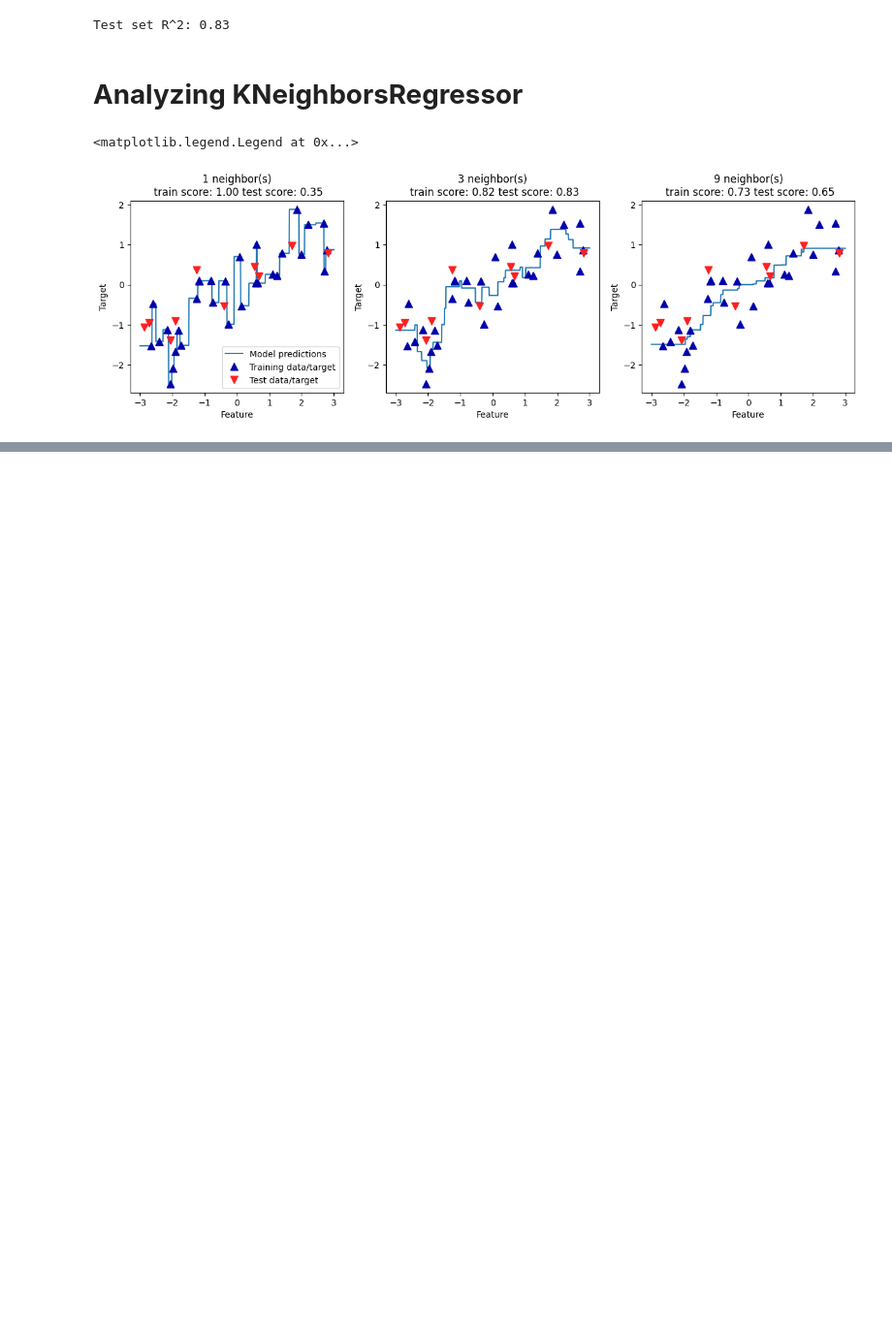
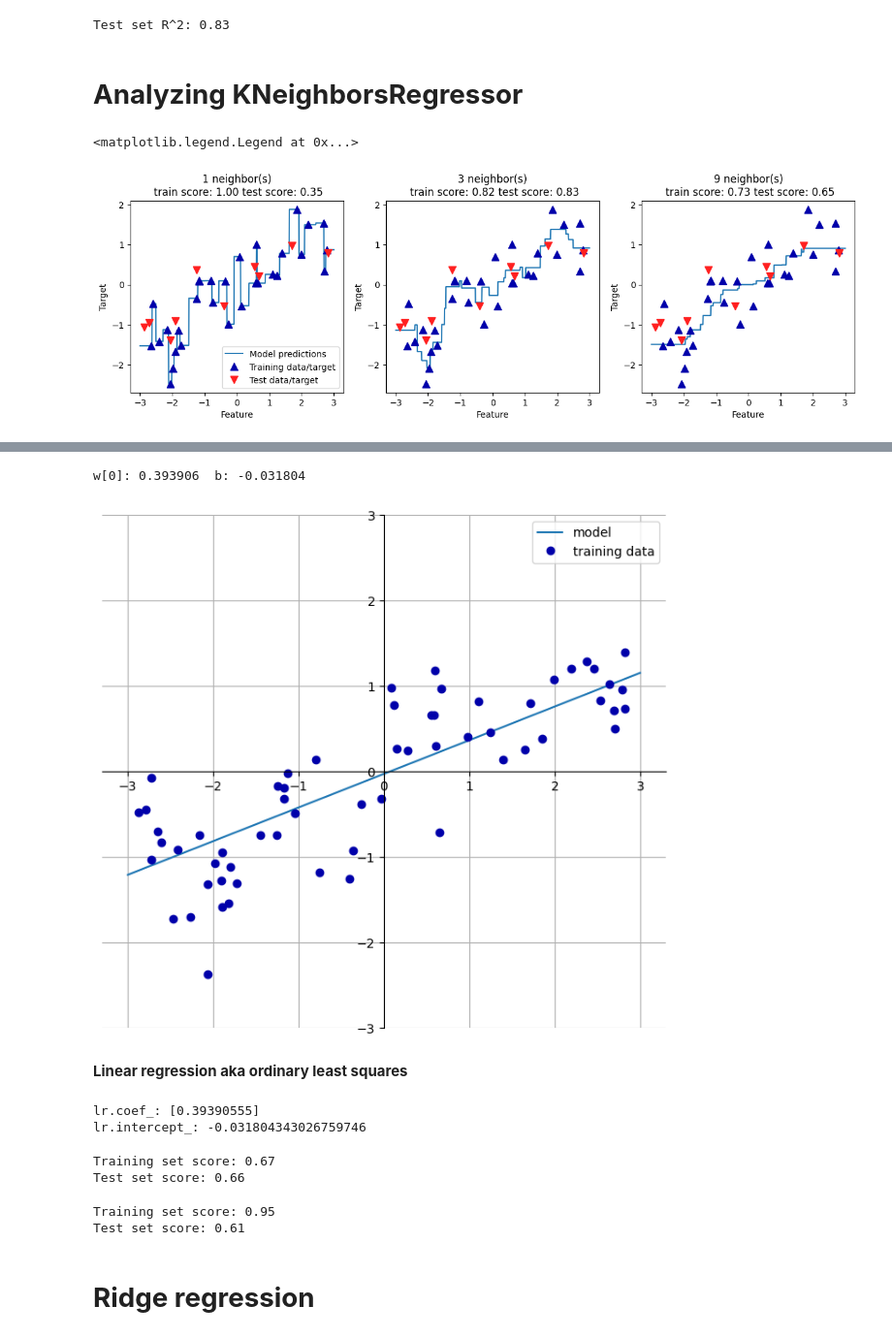
Before and after one commit to Saifullah785/intro-to-ml-with-python-notes-practice, a Jupyter notebook: Chapter_02_Supervised_Learning/Chapter_02_Supervised_Learning.ipynb, the cells around one changed output, grey strips where cells are left out. Shown at 97% size. Saved outputs shown, nothing was run; the diff lists cells and outputs as text; code cells hidden in the pictures; blank space fills up the shorter version.

Commit message:
Created using Colab while coding Chapter 02, which includes Linear models for regression, ridge, and lasso regression

```diff
--- a/Chapter_02_Supervised_Learning/Chapter_02_Supervised_Learning.ipynb
+++ b/Chapter_02_Supervised_Learning/Chapter_02_Supervised_Learning.ipynb
@@ -278,0 +296,7 @@ axes[0].legend(["Model predictions", "Training data/target",
+# %%
+mglearn.plots.plot_linear_regression_wave()
+# %% [output]
+w[0]: 0.393906  b: -0.031804
+[figure, added]
+# %% [markdown]
+**Linear regression aka ordinary least squares**
@@ -278,0 +313,16 @@ axes[0].legend(["Model predictions", "Training data/target",
+# %%
+# Print the learned coefficient (slope)
+print ("lr.coef_:", lr.coef_)
+# Print the learned intercept (y-intercept)
+print ("lr.intercept_:", lr.intercept_)
+# %% [output]
+lr.coef_: [0.39390555]
+lr.intercept_: -0.031804343026759746
+# %%
+# Evaluate the Linear Regression model on the training set using R^2 score
+print('Training set score: {:.2f}'.format(lr.score(X_train, y_train)))
+# Evaluate the Linear Regression model on the test set using R^2 score
+print('Test set score: {:.2f}'.format(lr.score(X_test, y_test)))
+# %% [output]
+Training set score: 0.67
+Test set score: 0.66
@@ -278,0 +337,10 @@ axes[0].legend(["Model predictions", "Training data/target",
+# %%
+# Evaluate the Linear Regression model on the training set using R^2 score
+print('Training set score: {:.2f}'.format(lr.score(X_train, y_train)))
+# Evaluate the Linear Regression model on the test set using R^2 score
+print('Test set score: {:.2f}'.format(lr.score(X_test, y_test)))
+# %% [output]
+Training set score: 0.95
+Test set score: 0.61
+# %% [markdown]
+# **Ridge regression**
```
Also changed, not shown: parts of 16 cells of this notebook.
